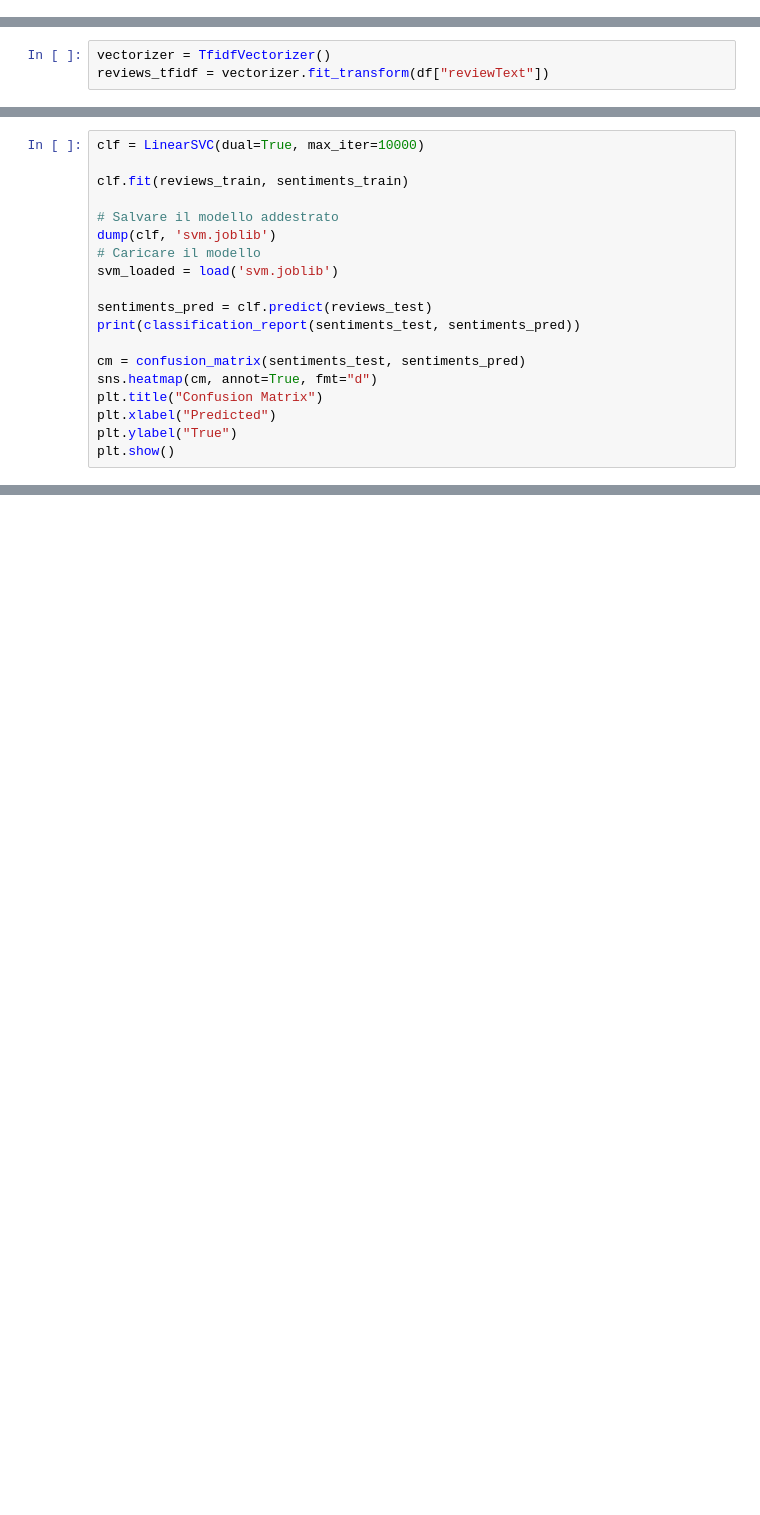
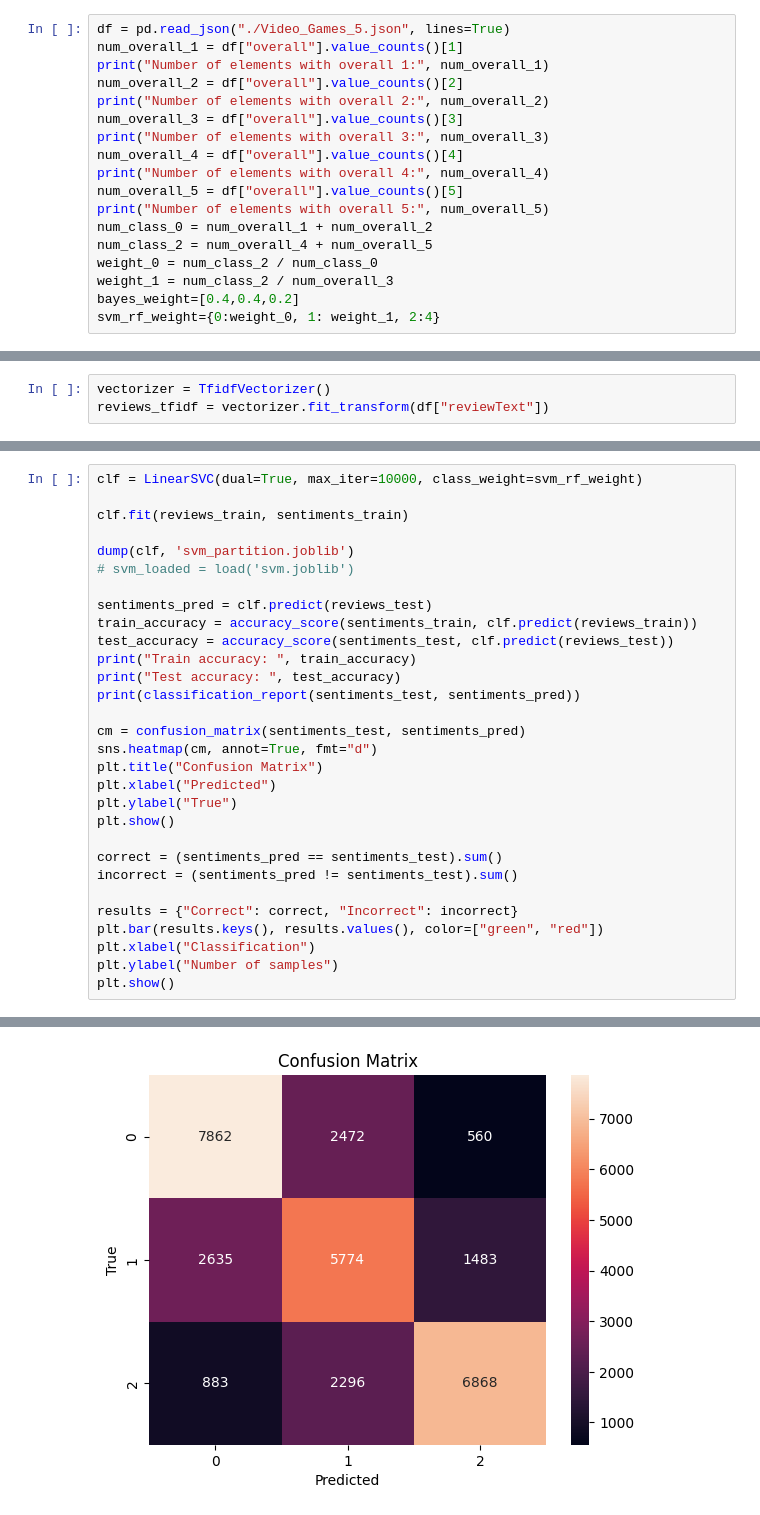
Before and after one commit to Askewsalmon/sentiment-analysis, a Jupyter notebook: sentimental_analysis.ipynb, the cells around one changed output, grey strips where cells are left out. Drawn from its saved outputs; the diff is of its cells as text; blank space fills up the shorter version.

```diff
--- a/sentimental_analysis.ipynb
+++ b/sentimental_analysis.ipynb
@@ -20,0 +20,18 @@ df = pd.read_json("./Video_Games_5.json", lines=True)
+# %%
+df = pd.read_json("./Video_Games_5.json", lines=True)
+num_overall_1 = df["overall"].value_counts()[1]
+print("Number of elements with overall 1:", num_overall_1)
+num_overall_2 = df["overall"].value_counts()[2]
+print("Number of elements with overall 2:", num_overall_2)
+num_overall_3 = df["overall"].value_counts()[3]
+print("Number of elements with overall 3:", num_overall_3)
+num_overall_4 = df["overall"].value_counts()[4]
+print("Number of elements with overall 4:", num_overall_4)
+num_overall_5 = df["overall"].value_counts()[5]
+print("Number of elements with overall 5:", num_overall_5)
+num_class_0 = num_overall_1 + num_overall_2
+num_class_2 = num_overall_4 + num_overall_5
+weight_0 = num_class_2 / num_class_0
+weight_1 = num_class_2 / num_overall_3
+bayes_weight=[0.4,0.4,0.2]
+svm_rf_weight={0:weight_0, 1: weight_1, 2:4}
@@ -71,14 +117,16 @@ plt.show()
 # %%
-clf = LinearSVC(dual=True, max_iter=10000)
+clf = LinearSVC(dual=True, max_iter=10000, class_weight=svm_rf_weight)
 
 clf.fit(reviews_train, sentiments_train)
 
-# Salvare il modello addestrato
-dump(clf, 'svm.joblib')
-# Caricare il modello
-svm_loaded = load('svm.joblib')
+dump(clf, 'svm_partition.joblib')
+# svm_loaded = load('svm.joblib')
 
 sentiments_pred = clf.predict(reviews_test)
+train_accuracy = accuracy_score(sentiments_train, clf.predict(reviews_train))
+test_accuracy = accuracy_score(sentiments_test, clf.predict(reviews_test))
+print("Train accuracy: ", train_accuracy)
+print("Test accuracy: ", test_accuracy)
 print(classification_report(sentiments_test, sentiments_pred))
 
 cm = confusion_matrix(sentiments_test, sentiments_pred)
@@ -87,3 +135,13 @@ plt.title("Confusion Matrix")
 plt.xlabel("Predicted")
 plt.ylabel("True")
 plt.show()
+
+correct = (sentiments_pred == sentiments_test).sum()
+incorrect = (sentiments_pred != sentiments_test).sum()
+
+results = {"Correct": correct, "Incorrect": incorrect}
+plt.bar(results.keys(), results.values(), color=["green", "red"])
+plt.xlabel("Classification")
+plt.ylabel("Number of samples")
+plt.show()
+# %% [output]
@@ -89,0 +159 @@ plt.show()
+[figure, added]
```
Also changed, not shown: parts of 11 cells of this notebook.
